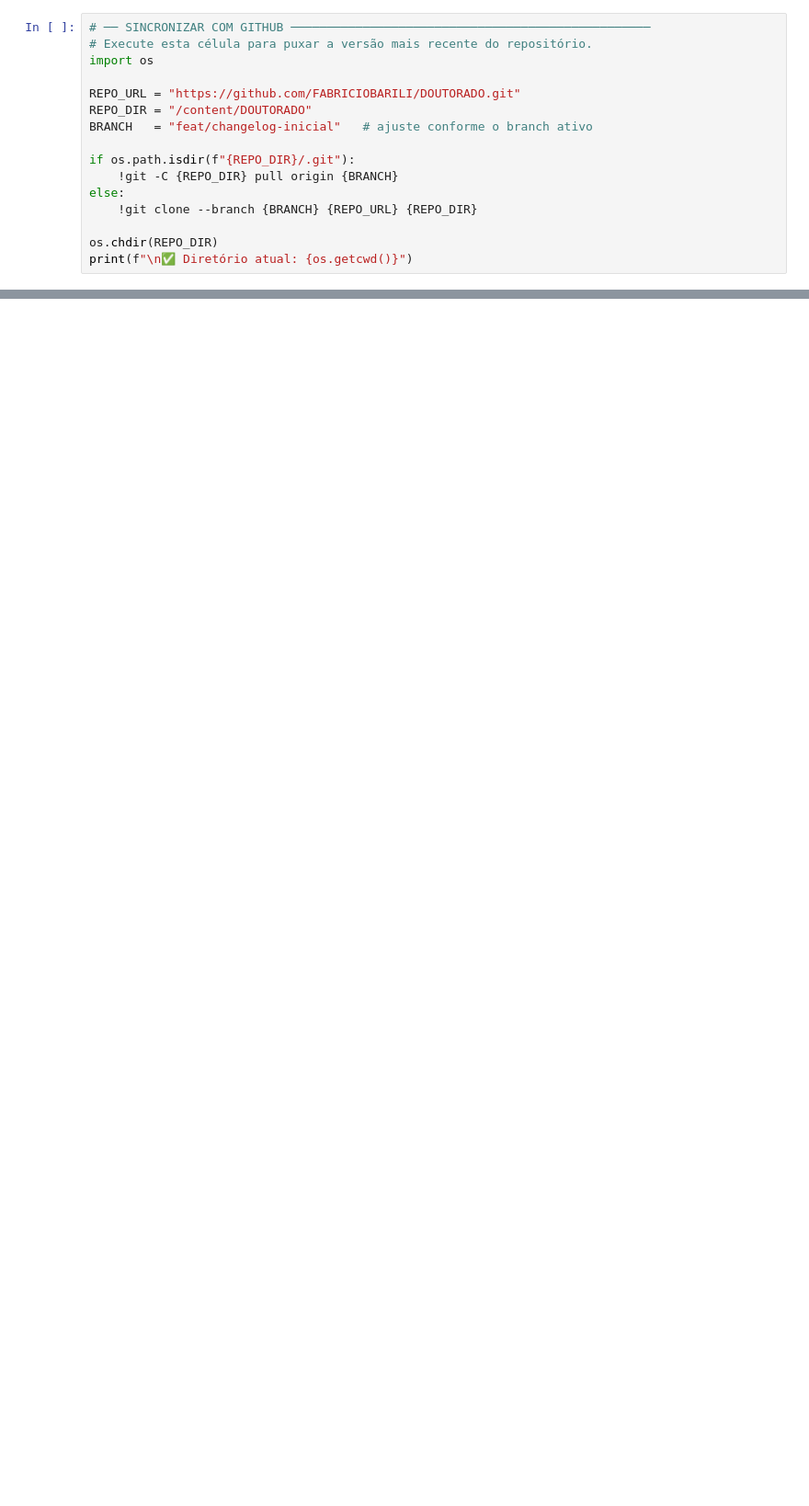
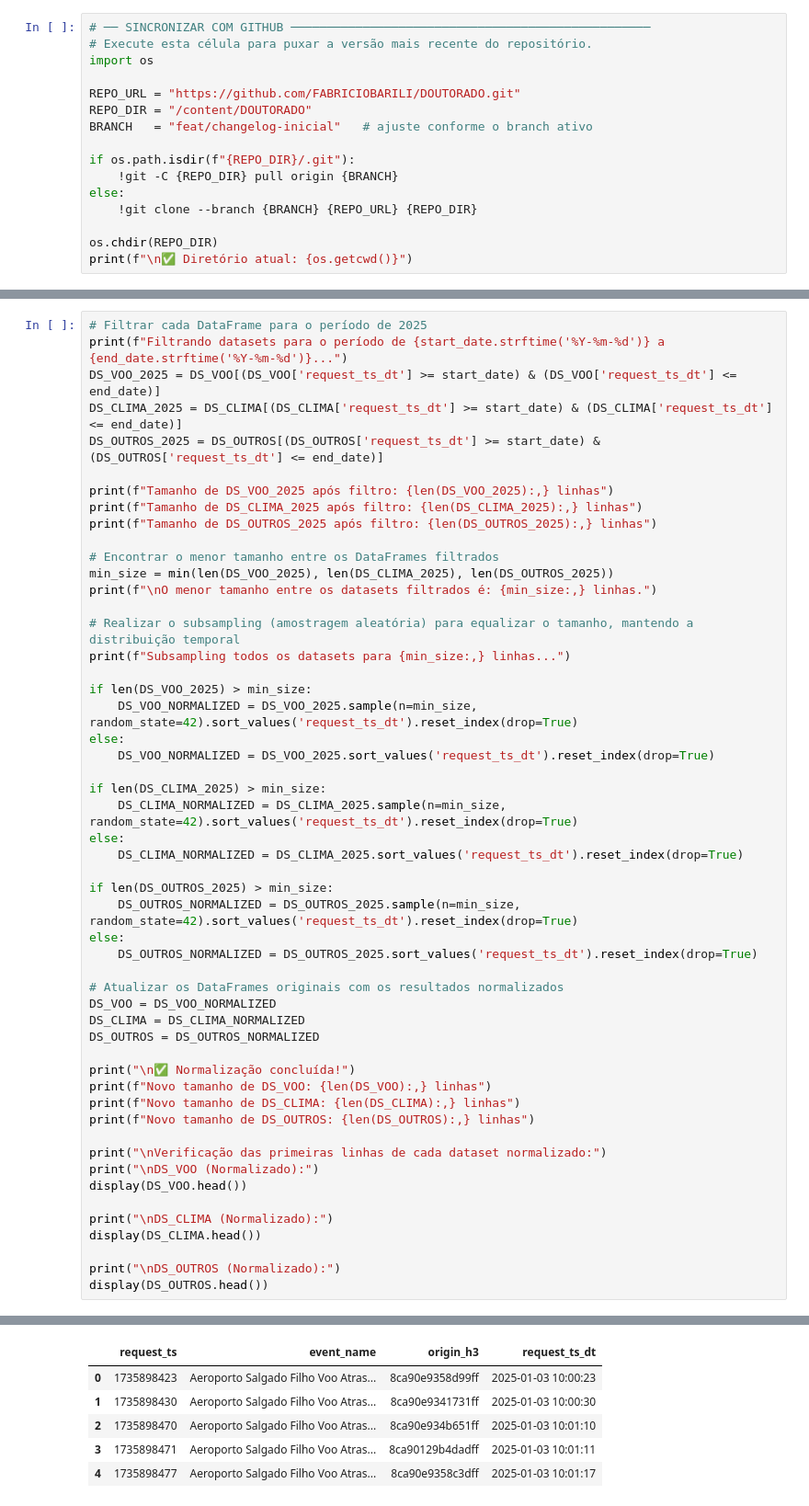
Before and after one commit to fabriciobarili/DOUTORADO, a Jupyter notebook: 03_ANALISE/05_xai.ipynb, the cells around one changed output, grey strips where cells are left out. Shown at 92% size. Drawn from its saved outputs; the diff is of its cells as text; blank space fills up the shorter version.

```diff
--- a/03_ANALISE/05_xai.ipynb
+++ b/03_ANALISE/05_xai.ipynb
@@ -610,0 +377,53 @@ display(comparativo.head(15))
+# %%
+# Filtrar cada DataFrame para o período de 2025
+print(f"Filtrando datasets para o período de {start_date.strftime('%Y-%m-%d')} a {end_date.strftime('%Y-%m-%d')}...")
+DS_VOO_2025 = DS_VOO[(DS_VOO['request_ts_dt'] >= start_date) & (DS_VOO['request_ts_dt'] <= end_date)]
+DS_CLIMA_2025 = DS_CLIMA[(DS_CLIMA['request_ts_dt'] >= start_date) & (DS_CLIMA['request_ts_dt'] <= end_date)]
+DS_OUTROS_2025 = DS_OUTROS[(DS_OUTROS['request_ts_dt'] >= start_date) & (DS_OUTROS['request_ts_dt'] <= end_date)]
+
+print(f"Tamanho de DS_VOO_2025 após filtro: {len(DS_VOO_2025):,} linhas")
+print(f"Tamanho de DS_CLIMA_2025 após filtro: {len(DS_CLIMA_2025):,} linhas")
+print(f"Tamanho de DS_OUTROS_2025 após filtro: {len(DS_OUTROS_2025):,} linhas")
+
+# Encontrar o menor tamanho entre os DataFrames filtrados
+min_size = min(len(DS_VOO_2025), len(DS_CLIMA_2025), len(DS_OUTROS_2025))
+print(f"\nO menor tamanho entre os datasets filtrados é: {min_size:,} linhas.")
+
+# Realizar o subsampling (amostragem aleatória) para equalizar o tamanho, mantendo a distribuição temporal
+print(f"Subsampling todos os datasets para {min_size:,} linhas...")
+
+if len(DS_VOO_2025) > min_size:
+    DS_VOO_NORMALIZED = DS_VOO_2025.sample(n=min_size, random_state=42).sort_values('request_ts_dt').reset_index(drop=True)
+else:
+    DS_VOO_NORMALIZED = DS_VOO_2025.sort_values('request_ts_dt').reset_index(drop=True)
+
+if len(DS_CLIMA_2025) > min_size:
+    DS_CLIMA_NORMALIZED = DS_CLIMA_2025.sample(n=min_size, random_state=42).sort_values('request_ts_dt').reset_index(drop=True)
+else:
+    DS_CLIMA_NORMALIZED = DS_CLIMA_2025.sort_values('request_ts_dt').reset_index(drop=True)
+
+if len(DS_OUTROS_2025) > min_size:
+    DS_OUTROS_NORMALIZED = DS_OUTROS_2025.sample(n=min_size, random_state=42).sort_values('request_ts_dt').reset_index(drop=True)
+else:
+    DS_OUTROS_NORMALIZED = DS_OUTROS_2025.sort_values('request_ts_dt').reset_index(drop=True)
+
+# Atualizar os DataFrames originais com os resultados normalizados
+DS_VOO = DS_VOO_NORMALIZED
+DS_CLIMA = DS_CLIMA_NORMALIZED
+DS_OUTROS = DS_OUTROS_NORMALIZED
+
+print("\n✅ Normalização concluída!")
+print(f"Novo tamanho de DS_VOO: {len(DS_VOO):,} linhas")
+print(f"Novo tamanho de DS_CLIMA: {len(DS_CLIMA):,} linhas")
+print(f"Novo tamanho de DS_OUTROS: {len(DS_OUTROS):,} linhas")
+
+print("\nVerificação das primeiras linhas de cada dataset normalizado:")
+print("\nDS_VOO (Normalizado):")
+display(DS_VOO.head())
+
+print("\nDS_CLIMA (Normalizado):")
+display(DS_CLIMA.head())
+
+print("\nDS_OUTROS (Normalizado):")
+display(DS_OUTROS.head())
+# %% [output]
@@ -610,0 +446,6 @@ display(comparativo.head(15))
+|  | request_ts | event_name | origin_h3 | request_ts_dt |
+| 0 | 1735898423 | Aeroporto Salgado Filho Voo Atras... | 8ca90e9358d99ff | 2025-01-03 10:00:23 |
+| 1 | 1735898430 | Aeroporto Salgado Filho Voo Atras... | 8ca90e9341731ff | 2025-01-03 10:00:30 |
+| 2 | 1735898470 | Aeroporto Salgado Filho Voo Atras... | 8ca90e934b651ff | 2025-01-03 10:01:10 |
+| 3 | 1735898471 | Aeroporto Salgado Filho Voo Atras... | 8ca90129b4dadff | 2025-01-03 10:01:11 |
+| 4 | 1735898477 | Aeroporto Salgado Filho Voo Atras... | 8ca90e9358c3dff | 2025-01-03 10:01:17 |
```
Also changed, not shown: parts of 79 cells of this notebook.
